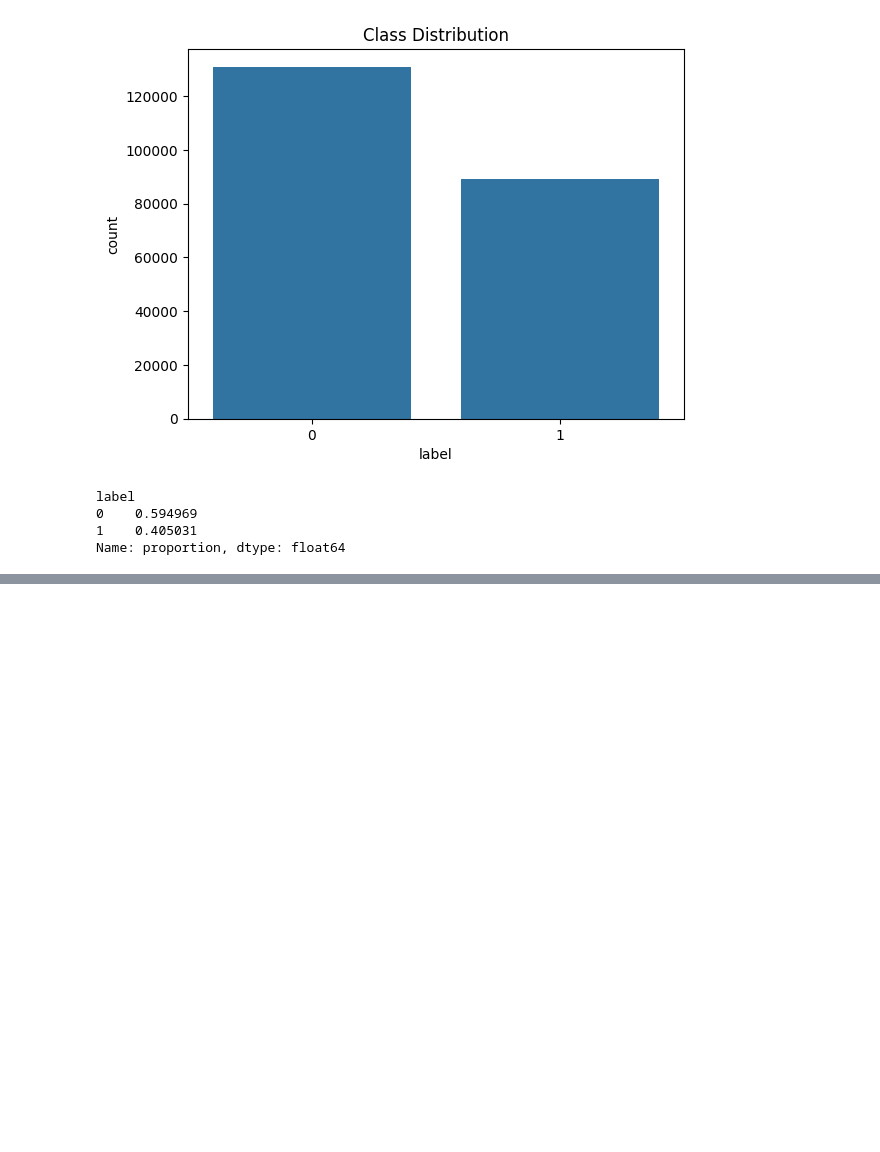
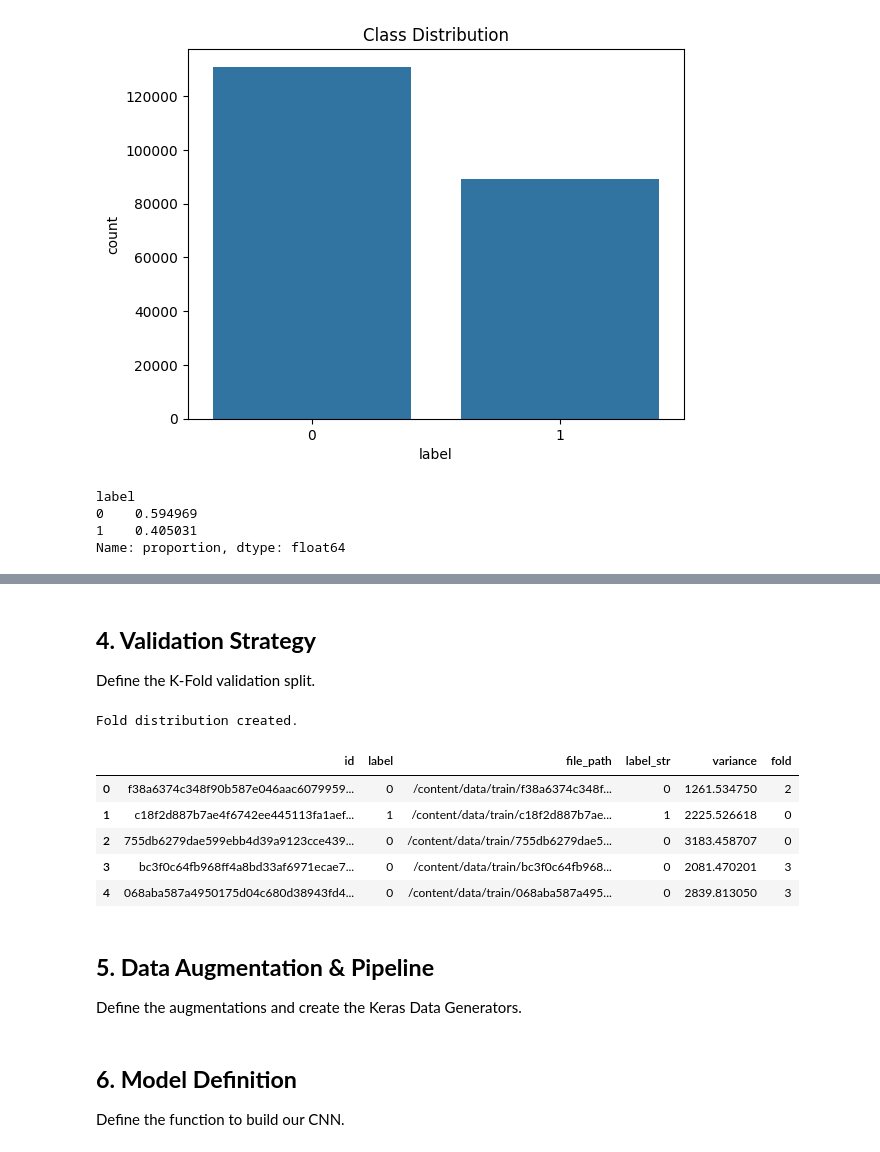
Before and after one commit to RockDeng110/Histopathologic-Cancer-Detection-Kaggle, a Jupyter notebook: histopathologic_cancer_detection.ipynb, the cells around one changed output, grey strips where cells are left out. Cells and saved outputs as stored; diff of their text form; code cells hidden in the pictures; blank space fills up the shorter version.

```diff
--- a/histopathologic_cancer_detection.ipynb
+++ b/histopathologic_cancer_detection.ipynb
@@ -201,0 +343,27 @@ View Sample Images
+# %% [markdown]
+## **4. Validation Strategy**
+
+Define the K-Fold validation split.
+# %%
+# [CODE CELL]
+skf = StratifiedKFold(n_splits=CFG.N_FOLDS, shuffle=True, random_state=CFG.SEED)
+
+# Create a new 'fold' column
+df_labels['fold'] = -1
+for fold, (train_idx, val_idx) in enumerate(skf.split(df_labels, df_labels['label'])):
+    df_labels.loc[val_idx, 'fold'] = fold
+
+print("Fold distribution created.")
+df_labels.head()
+# %% [output]
+Fold distribution created.
+|  | id | label | file_path | label_str | variance | fold |
+| 0 | f38a6374c348f90b587e046aac6079959... | 0 | /content/data/train/f38a6374c348f... | 0 | 1261.534750 | 2 |
+| 1 | c18f2d887b7ae4f6742ee445113fa1aef... | 1 | /content/data/train/c18f2d887b7ae... | 1 | 2225.526618 | 0 |
+| 2 | 755db6279dae599ebb4d39a9123cce439... | 0 | /content/data/train/755db6279dae5... | 0 | 3183.458707 | 0 |
+| 3 | bc3f0c64fb968ff4a8bd33af6971ecae7... | 0 | /content/data/train/bc3f0c64fb968... | 0 | 2081.470201 | 3 |
+| 4 | 068aba587a4950175d04c680d38943fd4... | 0 | /content/data/train/068aba587a495... | 0 | 2839.813050 | 3 |
+# %% [markdown]
+## **5. Data Augmentation & Pipeline**
+
+Define the augmentations and create the Keras Data Generators.
@@ -201,0 +413,4 @@ View Sample Images
+# %% [markdown]
+## **6. Model Definition**
+
+Define the function to build our CNN.
```
Also changed, not shown: parts of 12 cells of this notebook.
